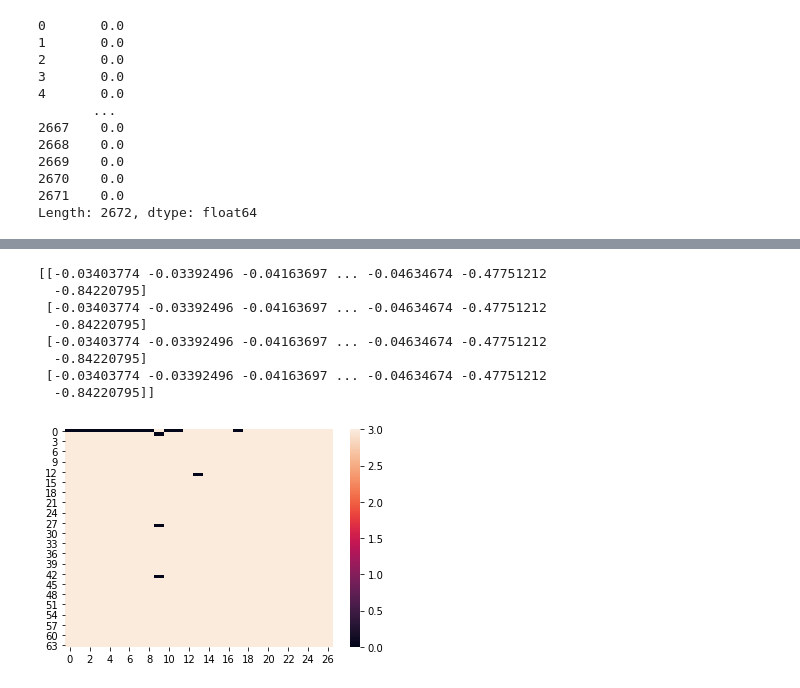
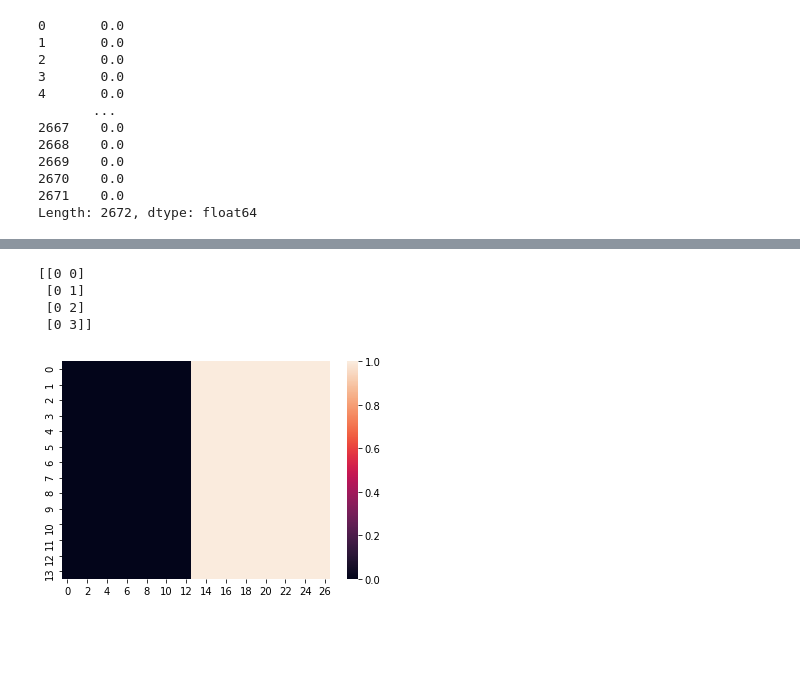
Before and after one commit to CrostaBot/PostureRecognition, a Jupyter notebook: PCA.ipynb, the cells around one changed output, grey strips where cells are left out. Drawn from its saved outputs; the diff is of its cells as text; code cells hidden in the pictures; blank space fills up the shorter version.

```diff
--- a/PCA.ipynb
+++ b/PCA.ipynb
@@ -258,27 +258,3 @@ df.min(axis = 1)
 2670    0.0
 2671    0.0
 Length: 2672, dtype: float64
-# %%
-#define sections
-total = df.to_numpy()
-section1 = df.iloc[:, :].to_numpy()
-section2 = df.iloc[14:40, :].to_numpy()
-section3 = df.iloc[40:, :].to_numpy()
-
-scaler = StandardScaler()
-section1 = scaler.fit_transform(section1)
-
-km = KMeans(n_clusters=1).fit(section1)
-km.labels_
-
-y_km = km.predict(section1)
-
-o = km.cluster_centers_
-print(o)
-o = scaler.inverse_transform(o)
-print(o)
-
-sas.heatmap(np.flip(total.reshape(64, 27),0))
-plt.scatter(o[:,1], o[:,0],
-            marker='x', s=169, linewidths=3,
-            color='w', zorder=10)
@@ -295,21 +304,17 @@ plt.scatter(o[:,1], o[:,0],
 # %%
-lol = [3 for i in range(64*27)]
+lol = [1 for i in range(14*27)]
 
-for i in range(0,len(section1)):
-    index = int(section1[i][0]*27) + int(section1[i][1])
+for i in range(0,len(X)):
+    index = int(X[i][0]*27) + int(X[i][1])
     lol[index] = km.labels_[i]
 
 lol = np.array(lol)
-sas.heatmap(lol.reshape(64,27))
+sas.heatmap(lol.reshape(14,27))
 
-print(section1[0:4])
+print(X[0:4])
 # %% [output]
-[[-0.03403774 -0.03392496 -0.04163697 ... -0.04634674 -0.47751212
-  -0.84220795]
- [-0.03403774 -0.03392496 -0.04163697 ... -0.04634674 -0.47751212
-  -0.84220795]
- [-0.03403774 -0.03392496 -0.04163697 ... -0.04634674 -0.47751212
-  -0.84220795]
- [-0.03403774 -0.03392496 -0.04163697 ... -0.04634674 -0.47751212
-  -0.84220795]]
+[[0 0]
+ [0 1]
+ [0 2]
+ [0 3]]
-[figure, old version]
+[figure, new version]
```
Also changed, not shown: parts of 3 cells of this notebook.
